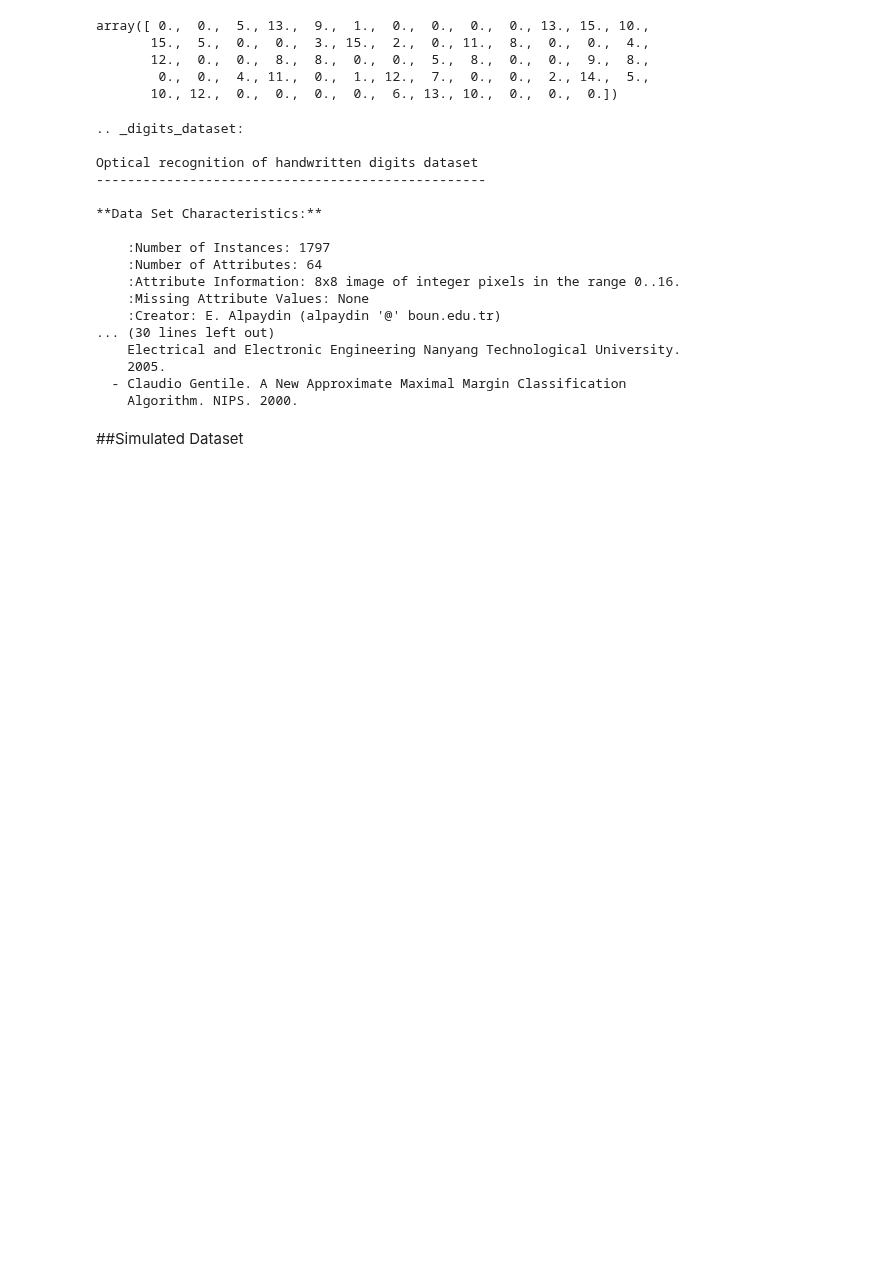
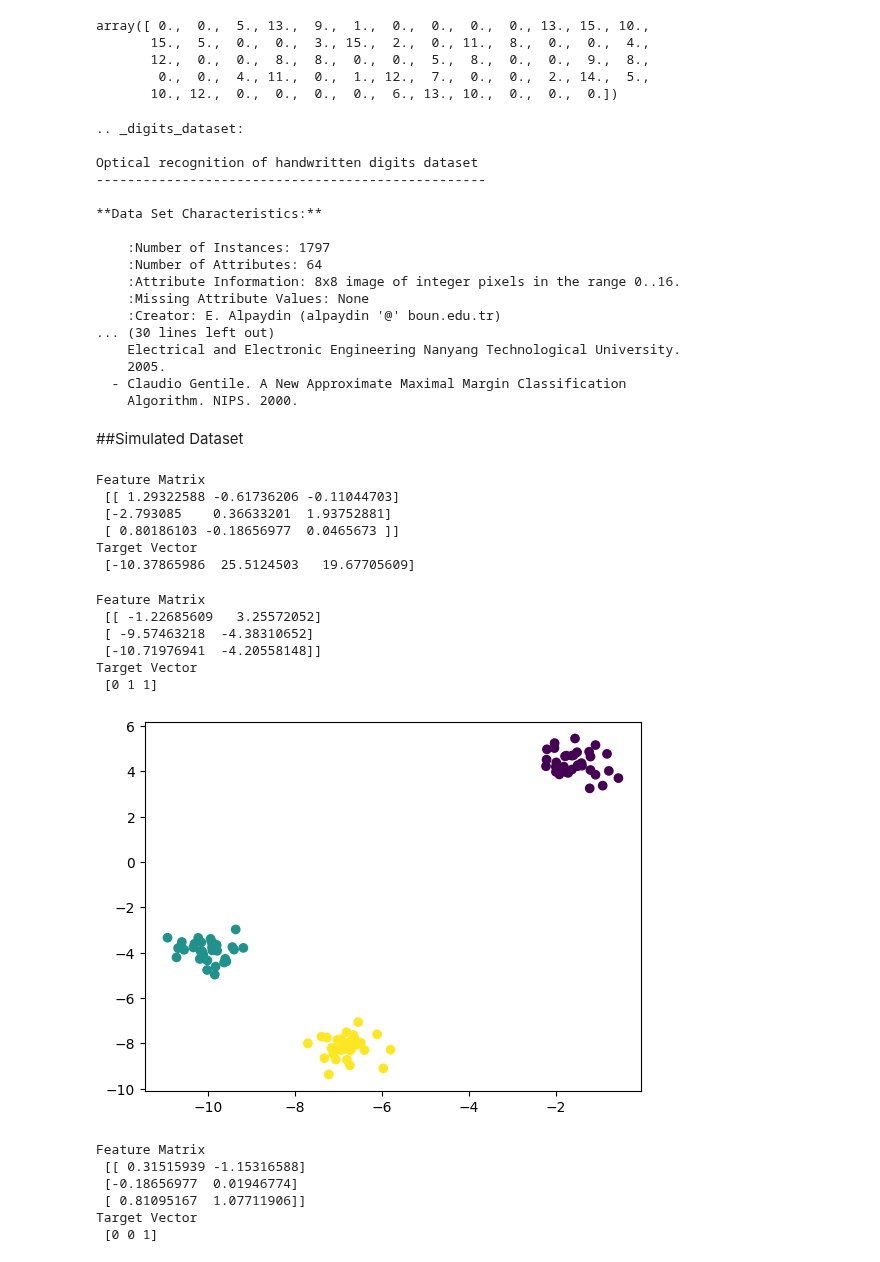
Before and after one commit to rahiakela/machine-learning-research-and-practice, a Jupyter notebook: machine-learning-with-python-cookbook/02_loading_data.ipynb, the cells around one changed output. Cells and saved outputs as stored; diff of their text form; code cells hidden in the pictures; blank space fills up the shorter version.

```diff
--- a/machine-learning-with-python-cookbook/02_loading_data.ipynb
+++ b/machine-learning-with-python-cookbook/02_loading_data.ipynb
@@ -47,3 +52,67 @@ Optical recognition of handwritten digits dataset
     Algorithm. NIPS. 2000.
 # %% [markdown]
 ##Simulated Dataset
+# %%
+# Generate features matrix, target vector, and the true coefficients for linear regression
+features, target, coefficients = make_regression(n_samples=100,
+                                                 n_features=3,
+                                                 n_informative=3,
+                                                 n_targets=1,
+                                                 noise=0.0,
+                                                 coef=True,
+                                                 random_state=1)
+
+# View feature matrix and target vector
+print(f"Feature Matrix\n {features[:3]}")
+print(f"Target Vector\n {target[:3]}")
+# %% [output]
+Feature Matrix
+ [[ 1.29322588 -0.61736206 -0.11044703]
+ [-2.793085    0.36633201  1.93752881]
+ [ 0.80186103 -0.18656977  0.0465673 ]]
+Target Vector
+ [-10.37865986  25.5124503   19.67705609]
+# %%
+# Generate features matrix and target vector for clustering techniques
+features, target = make_blobs(n_samples=100,
+                              n_features=2,
+                              centers=3,
+                              cluster_std=0.5,
+                              shuffle=True,
+                              random_state=1)
+
+# View feature matrix and target vector
+print(f"Feature Matrix\n {features[:3]}")
+print(f"Target Vector\n {target[:3]}")
+# %% [output]
+Feature Matrix
+ [[ -1.22685609   3.25572052]
+ [ -9.57463218  -4.38310652]
+ [-10.71976941  -4.20558148]]
+Target Vector
+ [0 1 1]
+# %%
+# View scatterplot
+plt.scatter(features[:, 0], features[:, 1], c=target)
+plt.show()
+# %% [output]
+[figure, added]
+# %%
+# Generate features matrix and target vector for classification techniques
+features, target = make_classification(n_samples=100,
+                              n_features=2,
+                              n_redundant=0,
+                              n_informative=1,
+                              n_clusters_per_class=1,
+                              random_state=1)
+
+# View feature matrix and target vector
+print(f"Feature Matrix\n {features[:3]}")
+print(f"Target Vector\n {target[:3]}")
+# %% [output]
+Feature Matrix
+ [[ 0.31515939 -1.15316588]
+ [-0.18656977  0.01946774]
+ [ 0.81095167  1.07711906]]
+Target Vector
+ [0 0 1]
```
Also changed, not shown: parts of 4 cells of this notebook.
